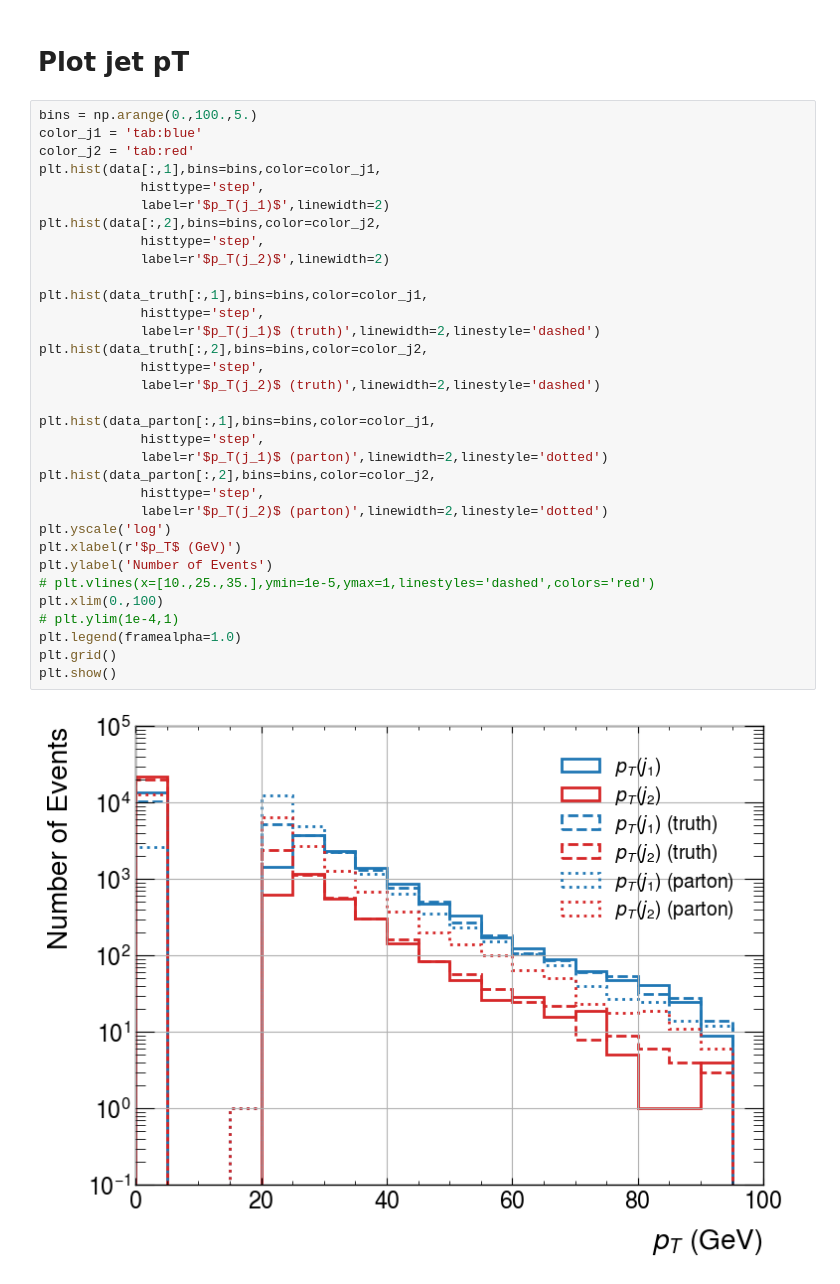
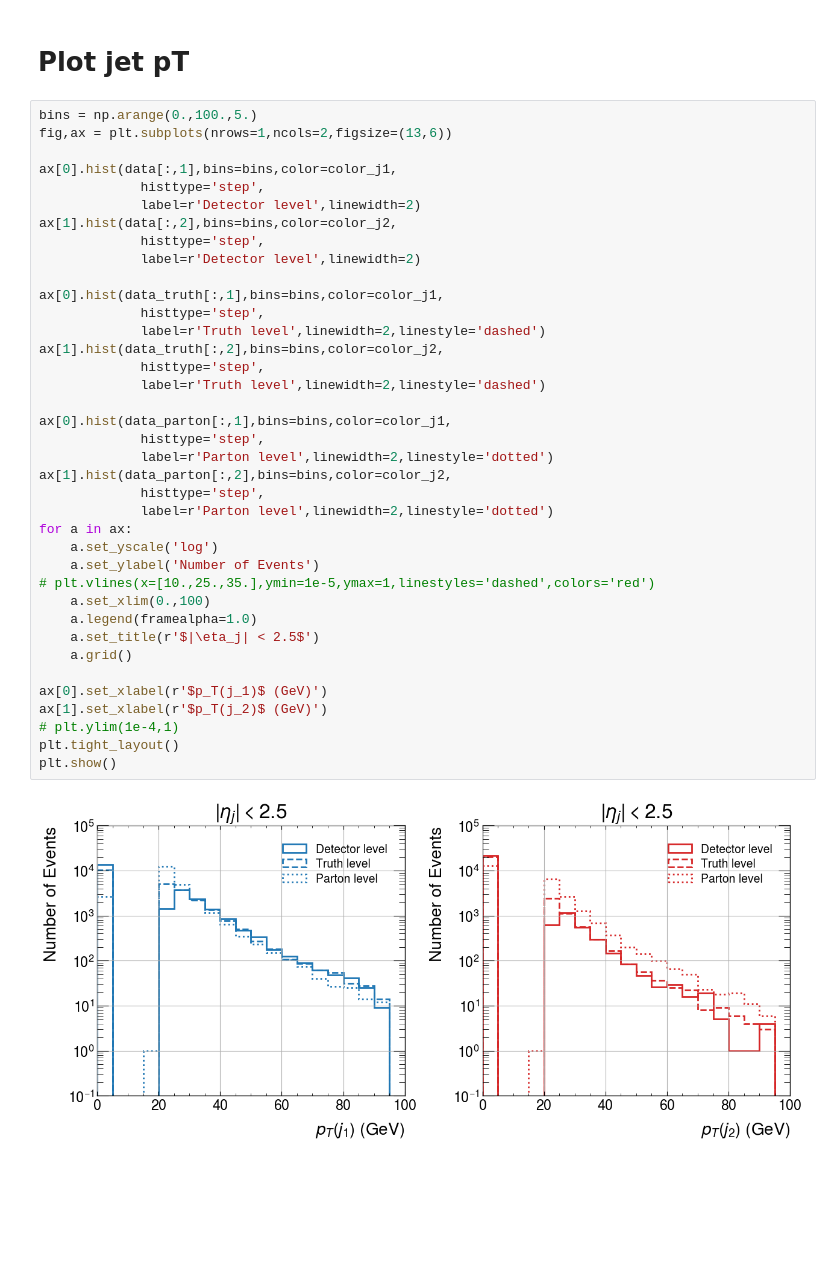
Before and after one commit to andlessa/back2futureTrigger, a Jupyter notebook: check_dijet_MG5.ipynb, the cells around one changed output. Drawn from its saved outputs; the diff is of its cells as text; blank space fills up the shorter version.

Commit message:
Updated dijet plots

```diff
--- a/check_dijet_MG5.ipynb
+++ b/check_dijet_MG5.ipynb
@@ -74,36 +107,41 @@ data_parton = np.array(data_parton)
 # Plot jet pT
 # %%
 bins = np.arange(0.,100.,5.)
-color_j1 = 'tab:blue'
-color_j2 = 'tab:red'
-plt.hist(data[:,1],bins=bins,color=color_j1,
+fig,ax = plt.subplots(nrows=1,ncols=2,figsize=(13,6))
+
+ax[0].hist(data[:,1],bins=bins,color=color_j1,
              histtype='step',
-             label=r'$p_T(j_1)$',linewidth=2)
-plt.hist(data[:,2],bins=bins,color=color_j2,
+             label=r'Detector level',linewidth=2)
+ax[1].hist(data[:,2],bins=bins,color=color_j2,
              histtype='step',
-             label=r'$p_T(j_2)$',linewidth=2)
+             label=r'Detector level',linewidth=2)
 
-plt.hist(data_truth[:,1],bins=bins,color=color_j1,
+ax[0].hist(data_truth[:,1],bins=bins,color=color_j1,
              histtype='step',
-             label=r'$p_T(j_1)$ (truth)',linewidth=2,linestyle='dashed')
-plt.hist(data_truth[:,2],bins=bins,color=color_j2,
+             label=r'Truth level',linewidth=2,linestyle='dashed')
+ax[1].hist(data_truth[:,2],bins=bins,color=color_j2,
              histtype='step',
-             label=r'$p_T(j_2)$ (truth)',linewidth=2,linestyle='dashed')
+             label=r'Truth level',linewidth=2,linestyle='dashed')
 
-plt.hist(data_parton[:,1],bins=bins,color=color_j1,
+ax[0].hist(data_parton[:,1],bins=bins,color=color_j1,
              histtype='step',
-             label=r'$p_T(j_1)$ (parton)',linewidth=2,linestyle='dotted')
-plt.hist(data_parton[:,2],bins=bins,color=color_j2,
+             label=r'Parton level',linewidth=2,linestyle='dotted')
+ax[1].hist(data_parton[:,2],bins=bins,color=color_j2,
              histtype='step',
-             label=r'$p_T(j_2)$ (parton)',linewidth=2,linestyle='dotted')
-plt.yscale('log')
-plt.xlabel(r'$p_T$ (GeV)')
-plt.ylabel('Number of Events')
+             label=r'Parton level',linewidth=2,linestyle='dotted')
+for a in ax:
+    a.set_yscale('log')
+    a.set_ylabel('Number of Events')
 # plt.vlines(x=[10.,25.,35.],ymin=1e-5,ymax=1,linestyles='dashed',colors='red')
-plt.xlim(0.,100)
+    a.set_xlim(0.,100)
+    a.legend(framealpha=1.0)
+    a.set_title(r'$|\eta_j| < 2.5$')
+    a.grid()
+
+ax[0].set_xlabel(r'$p_T(j_1)$ (GeV)')
+ax[1].set_xlabel(r'$p_T(j_2)$ (GeV)')
 # plt.ylim(1e-4,1)
-plt.legend(framealpha=1.0)
-plt.grid()
+plt.tight_layout()
 plt.show()
 # %% [output]
-[figure, old version]
+[figure, new version]
```
Also changed, not shown: parts of 10 cells of this notebook.
